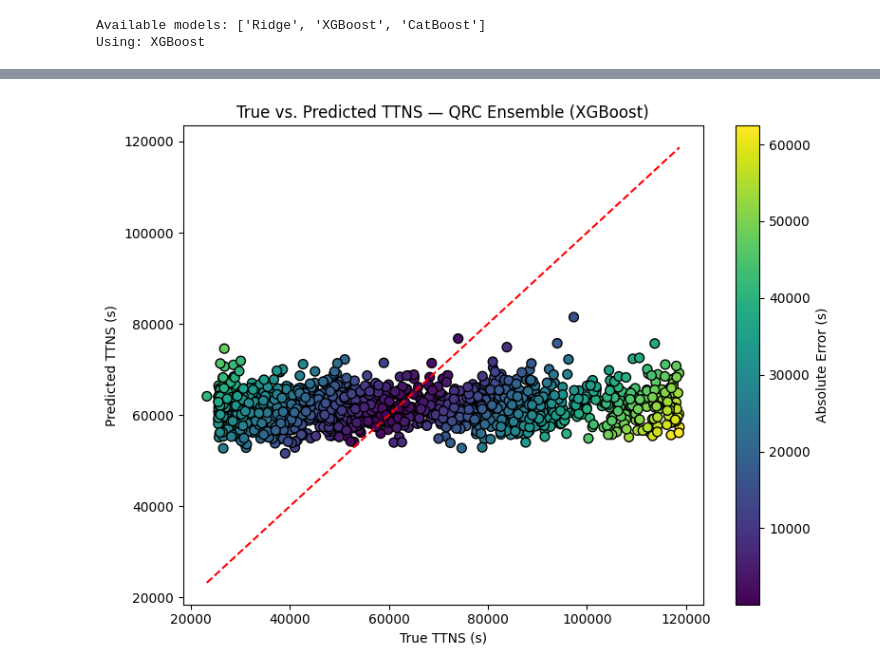
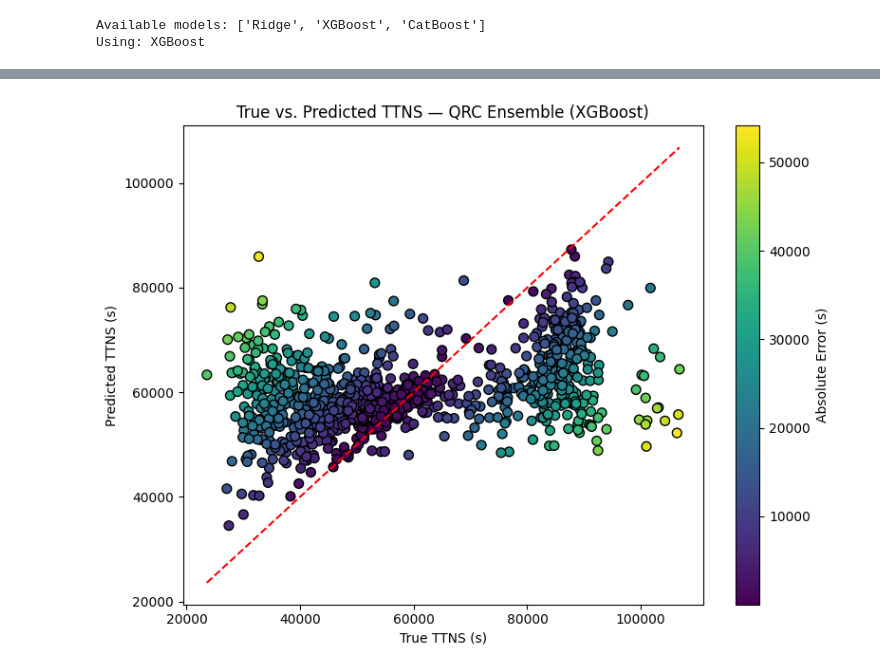
Before and after one commit to Icequake-QRC-Mines/Icequake-QRC-, a Jupyter notebook: Classical/QRC.ipynb, the cells around one changed output, grey strips where cells are left out. Cells and saved outputs as stored; diff of their text form; code cells hidden in the pictures.

```diff
--- a/Classical/QRC.ipynb
+++ b/Classical/QRC.ipynb
@@ -17,9 +17,11 @@ from Preprocess import preprocess_data
 
 optuna.logging.set_verbosity(optuna.logging.WARNING)
 # %%
-data_orig = pd.read_csv("../filtered_features.csv")
-filtered_time = pd.read_csv("../filtered_event_times.csv")
-X_train, X_val, X_test, y_train, y_val, y_test, feature_cols, amount_of_known = preprocess_data(filtered_time, data_orig)
+data_orig = pd.read_csv("../Whillians-GPS-Data-and-Features.csv")
+filtered_time = pd.read_csv("../filtered_time_to_next_event.csv")
+X_train, X_val, X_test, y_train, y_val, y_test, feature_cols, amount_of_known = (
+    preprocess_data(filtered_time, data_orig)
+)
 # %% [output]
 0        True
 1        True
@@ -208,10 +340,20 @@ Probability matrix shape: (3, 64)
 Row sums (should be ~1.0): [1. 1. 1.]
 # %%
 def get_model_registry():
-    """Return a dict of classical models, each with Optuna search space,
-    build function, fit function, and SHAP explainer type.
+    """
+    Return registry of classical regressors for QRC readout.
 
-    To add a new model: add a new key with the same structure.
+    Each entry has:
+      - optuna_fn: maps trial -> hyperparams dict
+      - fixed_params: fixed model params
+      - build_fn: params -> model instance
+      - fit_fn: (model, P_train, y_train, P_val, y_val) -> None
+      - shap_explainer: "linear", "tree", or "kernel"
+
+    Returns
+    ---
+    dict
+        Model name -> config dict.
     """
     return {
         "Ridge": {
@@ -225,7 +367,9 @@ def get_model_registry():
         },
         "XGBoost": {
             "optuna_fn": lambda trial: {
-                "learning_rate": trial.suggest_float("learning_rate", 0.01, 0.1, log=True),
+                "learning_rate": trial.suggest_float(
+                    "learning_rate", 0.01, 0.1, log=True
+                ),
                 "max_depth": trial.suggest_int("max_depth", 2, 5),
                 "subsample": trial.suggest_float("subsample", 0.6, 0.9),
                 "colsample_bytree": trial.suggest_float("colsample_bytree", 0.6, 0.9),
@@ -243,7 +387,9 @@ def get_model_registry():
         },
         "CatBoost": {
             "optuna_fn": lambda trial: {
-                "learning_rate": trial.suggest_float("learning_rate", 0.01, 0.1, log=True),
+                "learning_rate": trial.suggest_float(
+                    "learning_rate", 0.01, 0.1, log=True
+                ),
                 "depth": trial.suggest_int("depth", 2, 8),
             },
             "fixed_params": {
@@ -440,17 +679,24 @@ Iteration  Val R² Val RMSE Test RMSE Test MAE Top-k
 # %%
-# ── Scatter Plot: Predicted vs Actual (Ensemble) ──
+# Scatter: true vs predicted TTNS. Color = absolute error (seconds).
 y_test_arr = np.asarray(y_test)
 absolute_error = np.abs(ensemble_pred - y_test_arr)
 
 plt.figure(figsize=(8, 6))
-plt.scatter(y_test_arr, ensemble_pred, c=absolute_error, cmap="viridis", s=50, edgecolors="black")
+plt.scatter(
+    y_test_arr,
+    ensemble_pred,
+    c=absolute_error,
+    cmap="viridis",
+    s=50,
+    edgecolors="black",
+)
 plt.colorbar(label="Absolute Error (s)")
 plt.plot([min(y_test_arr), max(y_test_arr)], [min(y_test_arr), max(y_test_arr)], "r--")
 plt.xlabel("True TTNS (s)")
 plt.ylabel("Predicted TTNS (s)")
 plt.title(f"True vs. Predicted TTNS — QRC Ensemble ({CLASSICAL_MODEL_NAME})")
 plt.tight_layout()
 plt.show()
 # %% [output]
-[figure, old version]
+[figure, new version]
 # %%
```
Also changed, not shown: parts of 12 cells of this notebook.
